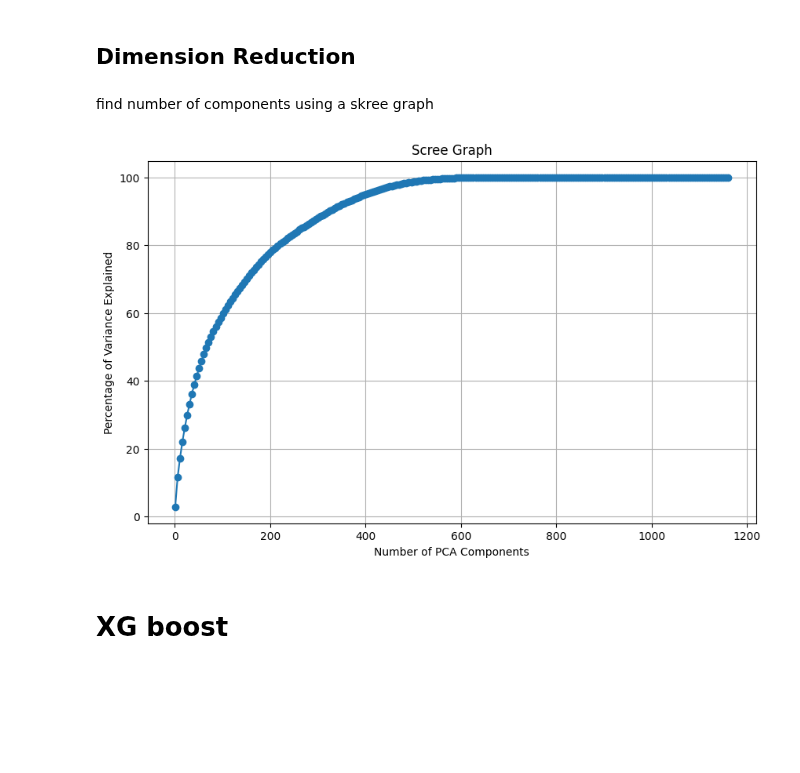
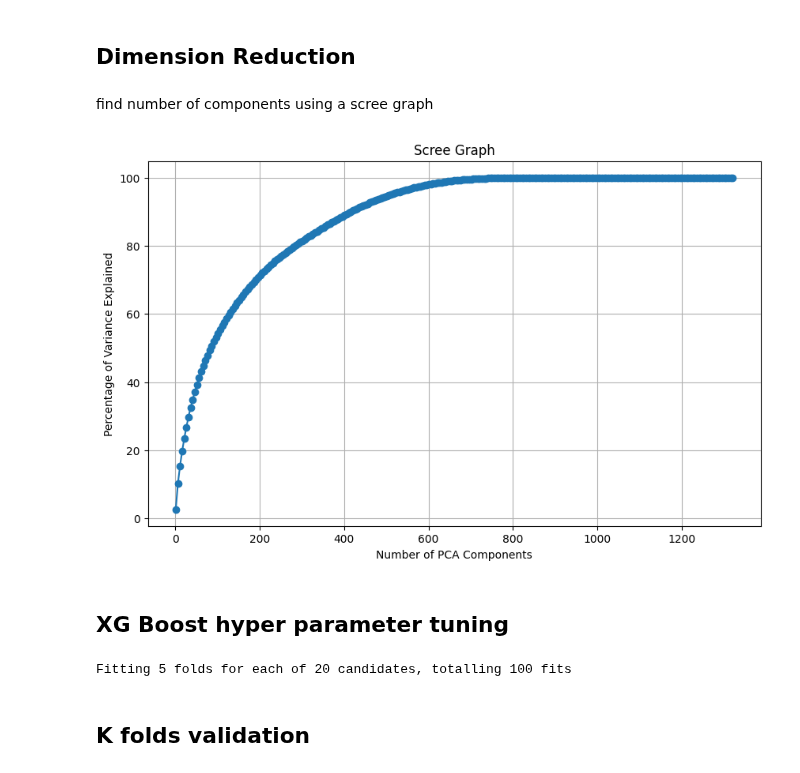
Before and after one commit to jackyeung99/proj_apartment-finder, a Jupyter notebook: notebooks/ml_workflow.ipynb, the cells around one changed output. Saved outputs shown, nothing was run; the diff lists cells and outputs as text; code cells hidden in the pictures; blank space fills up the shorter version.

```diff
--- a/notebooks/ml_workflow.ipynb
+++ b/notebooks/ml_workflow.ipynb
@@ -37,5 +87,5 @@ def retrieve_combined(city, state_abbr):
 # %%
-df = retrieve_combined('austin', 'tx')
+df = retrieve_combined_dataset('austin', 'tx')
 print(df.head())
 # %% [output]
 8
@@ -57,0 +114,2 @@ print(df.head())
+# %%
+scaled_X, y = prepare_data(df)
@@ -58,32 +127,27 @@ print(df.head())
 # %% [markdown]
 ## Dimension Reduction
 # %% [markdown]
-find number of components using a skree graph
+find number of components using a scree graph
 # %%
-feature_columns = [col for col in df.columns if col not in ['UnitId', 'RentPrice', 'ModelName', 'Neighborhood']]
-
-# Scale the features
-scaler = StandardScaler()
-scaled_X = scaler.fit_transform(df[feature_columns].fillna(0.0))
 
 # Initialize PCA and fit the model to the scaled data
 pca = PCA()
 pca.fit(scaled_X)
 
 # Calculate cumulative explained variance
 cumulative_explained_variance = np.cumsum(pca.explained_variance_ratio_)
 components_tested = np.arange(1, len(cumulative_explained_variance) + 1, 5)
 selected_variance = cumulative_explained_variance[components_tested - 1]
 
 plt.figure(figsize=(10, 6))
 plt.plot(components_tested, selected_variance * 100, marker='o')
 plt.title("Scree Graph")
 plt.xlabel("Number of PCA Components")
 plt.ylabel("Percentage of Variance Explained")
 plt.grid(True)
 plt.show()
 # %% [output]
-[figure, old version]
+[figure, new version]
 # %%
 def dimension_reduction(df, n_components=50):
     pca = PCA(n_components=n_components)
@@ -97,2 +158,9 @@ reduced_df = dimension_reduction(df, n_components=350)
-# %% [markdown]
-# XG boost
+# %% [markdown]
+## XG Boost hyper parameter tuning
+# %%
+boost = RentPricePredictor()
+best_model, best_params, best_score = boost.tune_xgboost_hyperparameters(reduced_X, y)
+# %% [output]
+Fitting 5 folds for each of 20 candidates, totalling 100 fits
+# %% [markdown]
+##  K folds validation
```
Also changed, not shown: parts of 14 cells of this notebook, 10 other files.
